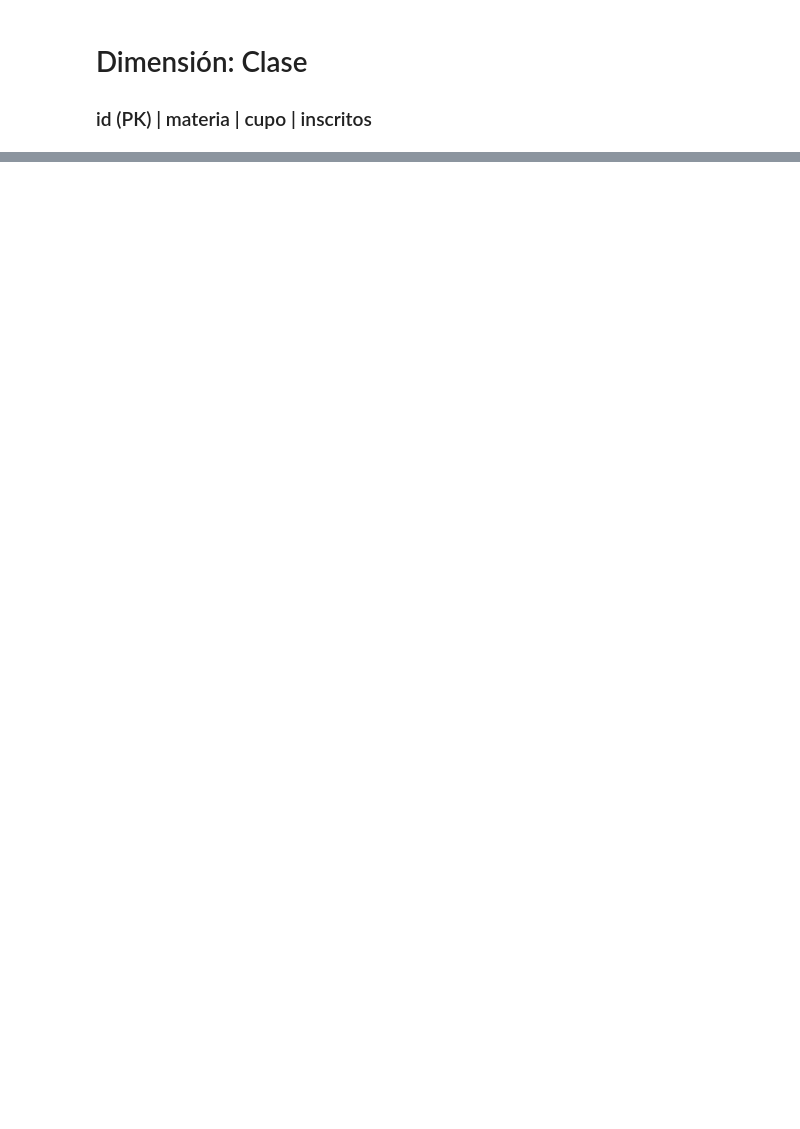
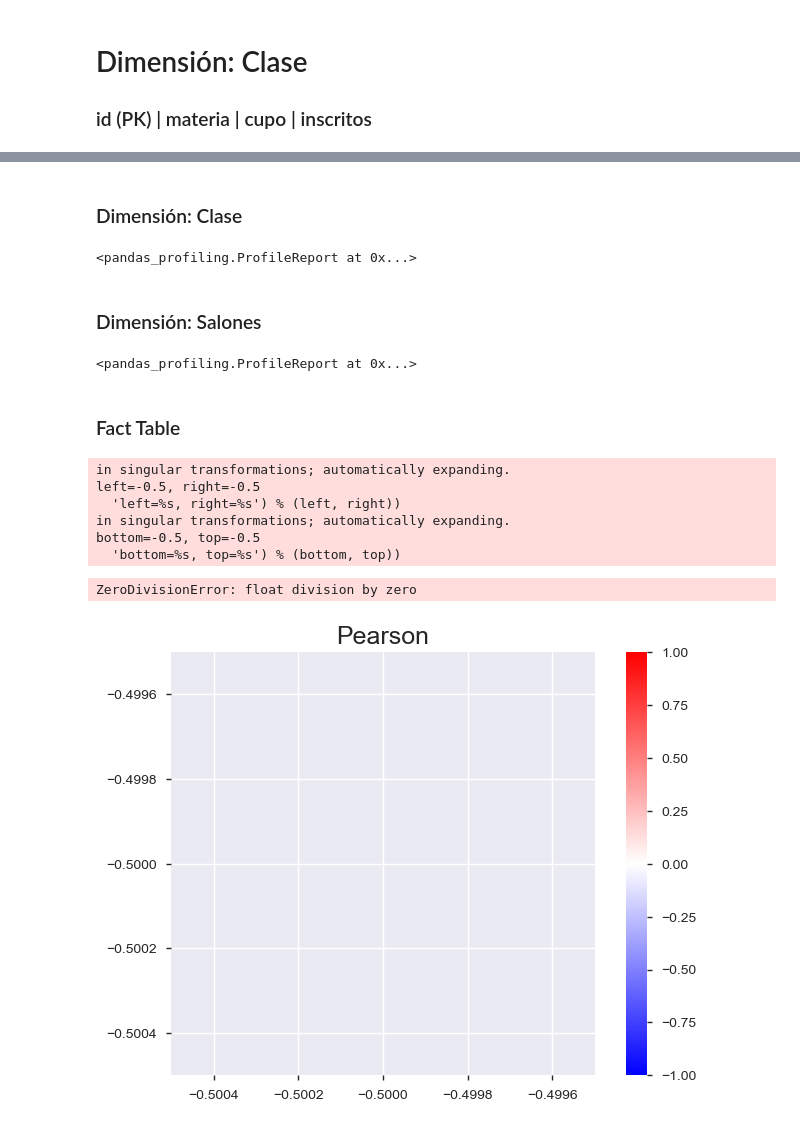
Before and after one commit to lshernandez10/bi-AdmisionesyRegistro, a Jupyter notebook: Profiling.ipynb, the cells around one changed output, grey strips where cells are left out. Cells and saved outputs as stored; diff of their text form; code cells hidden in the pictures; blank space fills up the shorter version.

Commit message:
Dimensiones y profiling

```diff
--- a/Profiling.ipynb
+++ b/Profiling.ipynb
@@ -321,0 +439,4 @@ CP
+# %%
+df_franja_horaria = pd.DataFrame(data=franja_horaria)
+df_franja_horaria['ID'] = df_franja_horaria.index
+df_franja_horaria = df_franja_horaria[['ID', 'DIA', 'HINI', 'HFIN']]
@@ -327,0 +463,2 @@ CP
+# %%
+df_cartelera_2016 = df_cartelera_2016[['ID', ' MATERIA    ', 'CUPO ', 'INSC', 'SALON  ', 'HINI ', 'HFIN ', 'L ', 'M ', 'I ', 'J ', 'V ', 'S ']]#
@@ -330,0 +495,2 @@ CP
+# %%
+df_fact = pd.DataFrame(columns=['ID SALON', 'ID CLASE', 'ID FRANJA HORARIA', 'INSCRITOS', 'CUPOS'])
@@ -330,0 +503,8 @@ CP
+# %%
+def clase_en_dia(dia, i):
+    return df_cartelera_2016[dia][i] == dia
+
+def id_franja_horaria(dia, hini, hfin):
+
+    ide = df_franja_horaria[(df_franja_horaria['DIA'] == dia) & (df_franja_horaria['HINI'] == str(hini)) & (df_franja_horaria['HFIN'] == str(hfin))]['ID']
+    return ide.index[0]
@@ -330,0 +680,25 @@ CP
+# %% [markdown]
+### Dimensión: Clase
+# %%
+pandas_profiling.ProfileReport(df_cartelera_2016)
+# %% [output]
+<pandas_profiling.ProfileReport at 0x...>
+# %% [markdown]
+### Dimensión: Salones
+# %%
+pandas_profiling.ProfileReport(df_descripcion_salones)
+# %% [output]
+<pandas_profiling.ProfileReport at 0x...>
+# %% [markdown]
+### Fact Table
+# %%
+pandas_profiling.ProfileReport(df_fact)
+# %% [output]
+in singular transformations; automatically expanding.
+left=-0.5, right=-0.5
+  'left=%s, right=%s') % (left, right))
+in singular transformations; automatically expanding.
+bottom=-0.5, top=-0.5
+  'bottom=%s, top=%s') % (bottom, top))
+ZeroDivisionError: float division by zero
+[figure, added]
```
Also changed, not shown: parts of 45 cells of this notebook, 2 other files.
